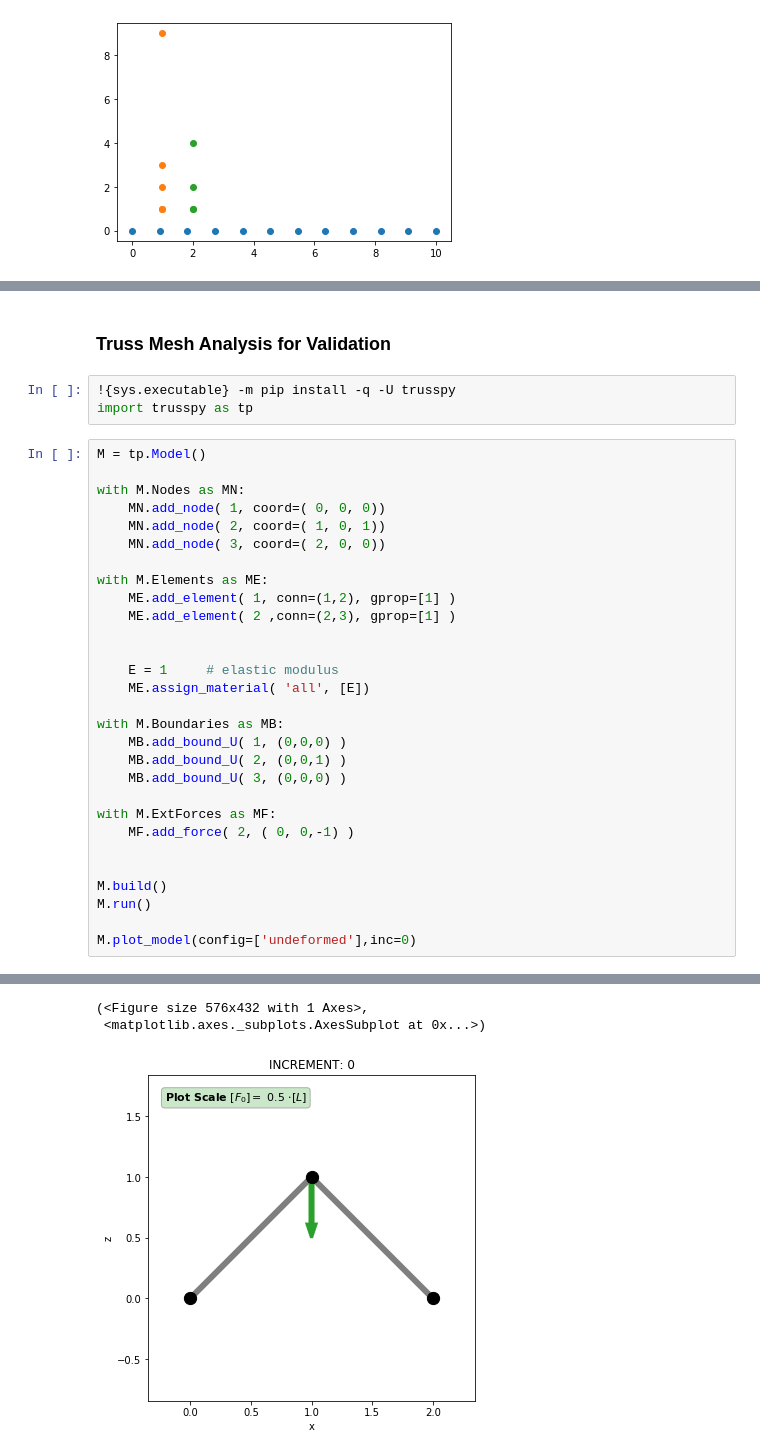
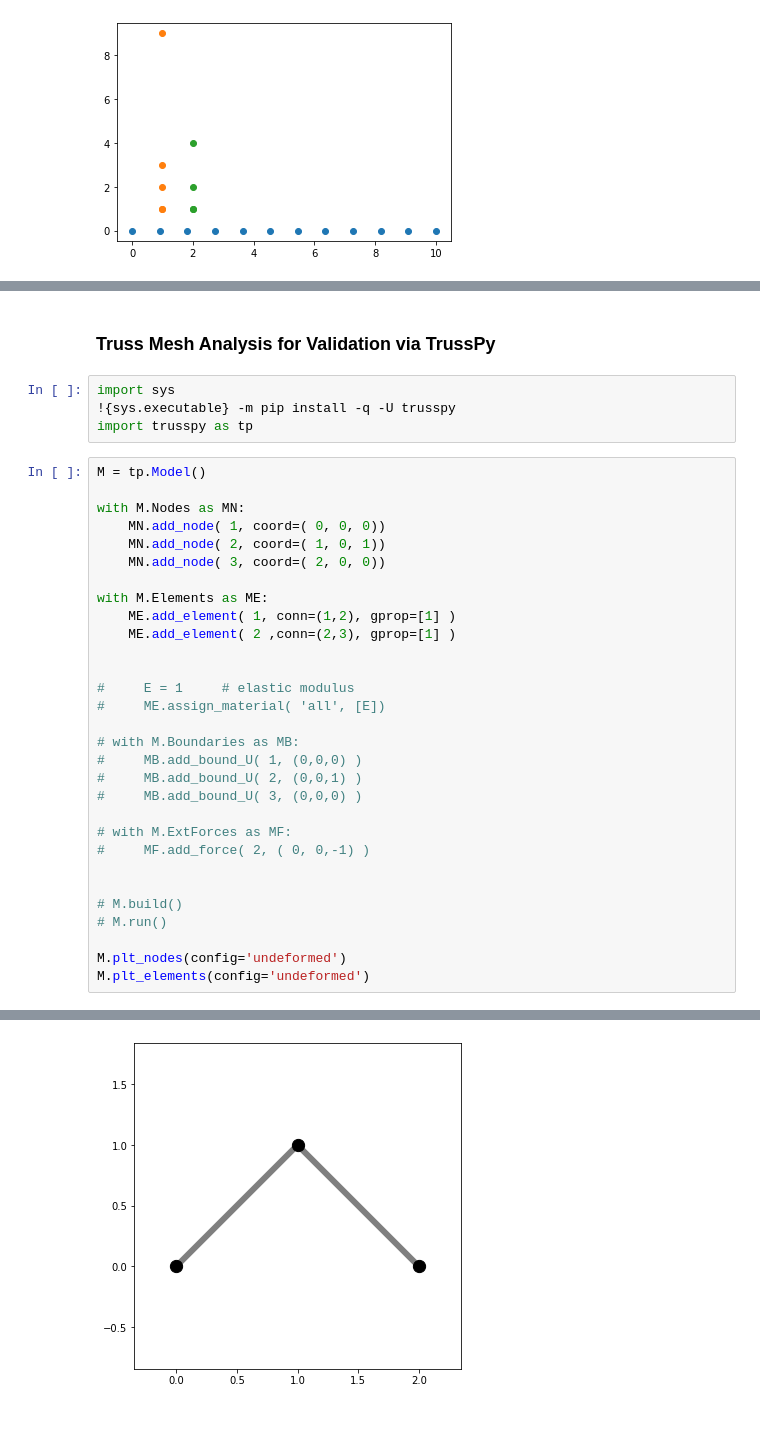
Before and after one commit to mgatlin3-gtri/AlgebraicDynamics.jl, a Jupyter notebook: notebooks/BeamMeshGeneration.ipynb, the cells around one changed output, grey strips where cells are left out. Drawn from its saved outputs; the diff is of its cells as text; blank space fills up the shorter version.

Commit message:
generating mesh via andrew's example

```diff
--- a/notebooks/BeamMeshGeneration.ipynb
+++ b/notebooks/BeamMeshGeneration.ipynb
@@ -84,6 +147,7 @@ for xe, ye in zip(x, y):
 # %% [markdown]
-### Truss Mesh Analysis for Validation
+### Truss Mesh Analysis for Validation via TrussPy
 # %%
+import sys
 !{sys.executable} -m pip install -q -U trusspy
 import trusspy as tp
 # %%
@@ -99,22 +163,23 @@ with M.Elements as ME:
     ME.add_element( 2 ,conn=(2,3), gprop=[1] )
 
 
-    E = 1     # elastic modulus
-    ME.assign_material( 'all', [E])
+#     E = 1     # elastic modulus
+#     ME.assign_material( 'all', [E])
 
-with M.Boundaries as MB:
-    MB.add_bound_U( 1, (0,0,0) )
-    MB.add_bound_U( 2, (0,0,1) )
-    MB.add_bound_U( 3, (0,0,0) )
+# with M.Boundaries as MB:
+#     MB.add_bound_U( 1, (0,0,0) )
+#     MB.add_bound_U( 2, (0,0,1) )
+#     MB.add_bound_U( 3, (0,0,0) )
 
-with M.ExtForces as MF:
-    MF.add_force( 2, ( 0, 0,-1) )
+# with M.ExtForces as MF:
+#     MF.add_force( 2, ( 0, 0,-1) )
 
 
-M.build()
-M.run()
+# M.build()
+# M.run()
 
-M.plot_model(config=['undeformed'],inc=0)
+M.plt_nodes(config='undeformed')
+M.plt_elements(config='undeformed')
 # %% [output]
          _____                  ______
         |_   _|                 | ___ \
@@ -136,3 +201 @@ M.plot_model(config=['undeformed'],inc=0)
-(<Figure size 576x432 with 1 Axes>,
- <matplotlib.axes._subplots.AxesSubplot at 0x...>)
-[figure, old version]
+[figure, new version]
```
Also changed, not shown: parts of 12 cells of this notebook, 2 other files.
